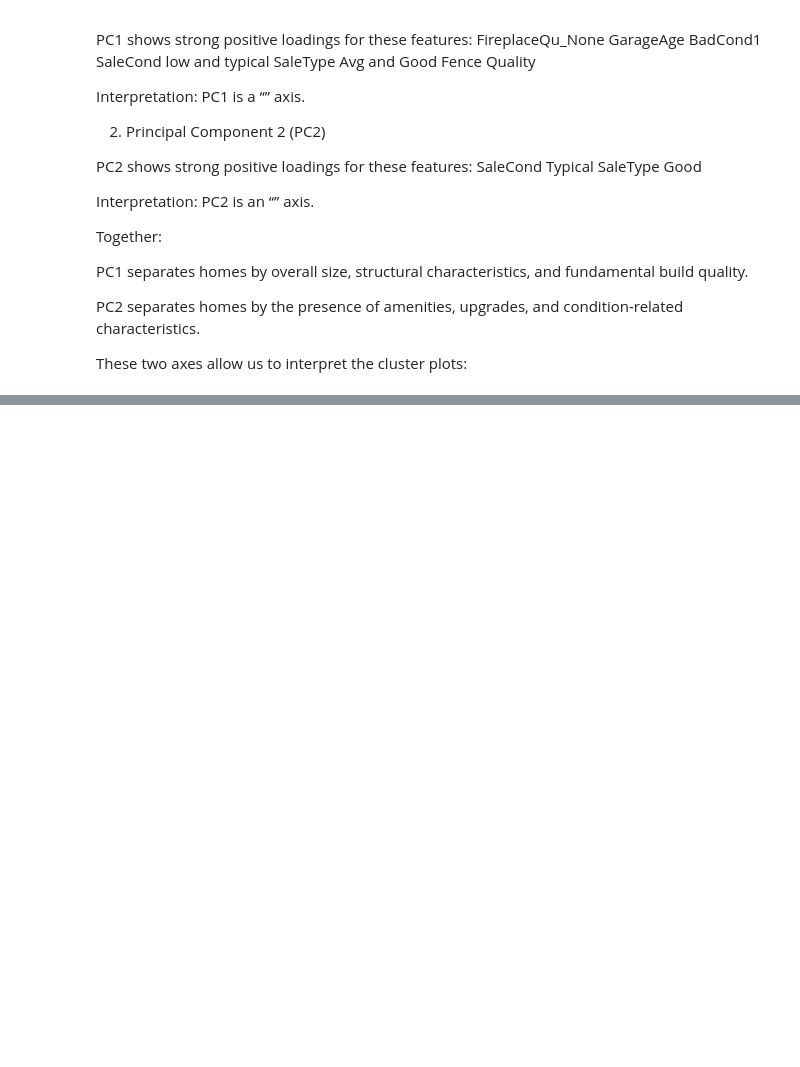
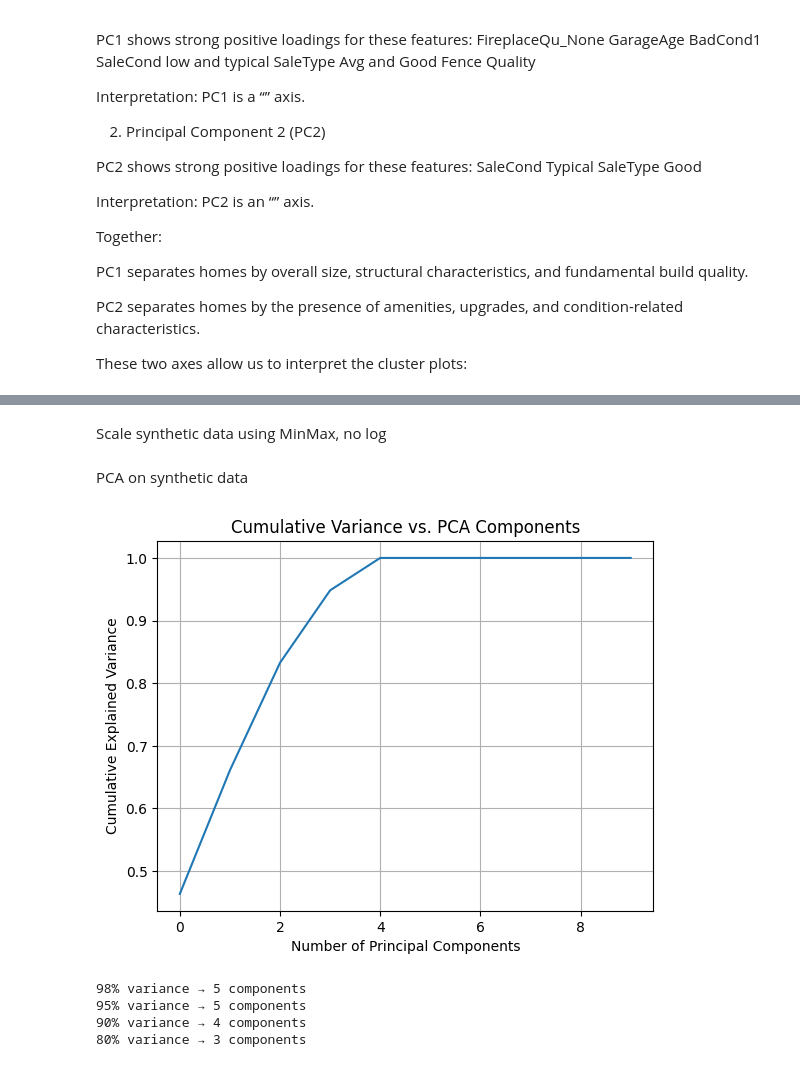
Before and after one commit to hedesiustefan/ML_Project, a Jupyter notebook: LAB4/ML_LAB4.ipynb, the cells around one changed output, grey strips where cells are left out. Cells and saved outputs as stored; diff of their text form; code cells hidden in the pictures; blank space fills up the shorter version.

Commit message:
added synthetic data + pca

```diff
--- a/LAB4/ML_LAB4.ipynb
+++ b/LAB4/ML_LAB4.ipynb
@@ -441,0 +474,3 @@ These two axes allow us to interpret the cluster plots:
+# %%
+synth = pd.read_csv('synthetic_data.csv')
+synth
@@ -441,0 +489,2 @@ These two axes allow us to interpret the cluster plots:
+# %%
+synth.drop('Unnamed: 0', axis=1, inplace=True)
@@ -441,0 +507,33 @@ These two axes allow us to interpret the cluster plots:
+# %% [markdown]
+Scale synthetic data using MinMax, no log
+# %%
+numerical_cols_synth = synth.select_dtypes(include=['int64', 'float64']).columns
+X_scaled_synth = scaler.fit_transform(synth[numerical_cols_synth])
+# %% [markdown]
+PCA on synthetic data
+# %%
+pca = PCA()
+synth_pca = pca.fit_transform(X_scaled_synth)
+explained = pca.explained_variance_ratio_
+cumulative = np.cumsum(explained)
+
+plt.plot(cumulative)
+plt.xlabel("Number of Principal Components")
+plt.ylabel("Cumulative Explained Variance")
+plt.title("Cumulative Variance vs. PCA Components")
+plt.grid(True)
+plt.show()
+
+# Find components for 98%, 95%, 90%, 80%
+for target in [0.98, 0.95, 0.90, 0.80]:
+    # Ensure n is not greater than the number of samples
+    n = np.argmax(cumulative >= target) + 1
+    if n > X_scaled_synth.shape[0]:
+        n = X_scaled_synth.shape[0]
+    print(f"{target*100:.0f}% variance → {n} components")
+# %% [output]
+[figure, added]
+98% variance → 5 components
+95% variance → 5 components
+90% variance → 4 components
+80% variance → 3 components
```
Also changed, not shown: parts of 15 cells of this notebook, 1 other file.
